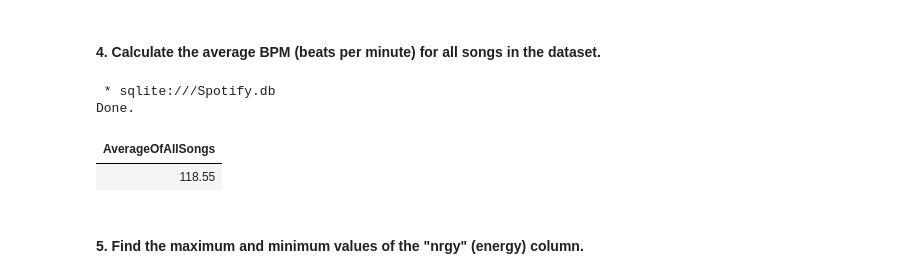
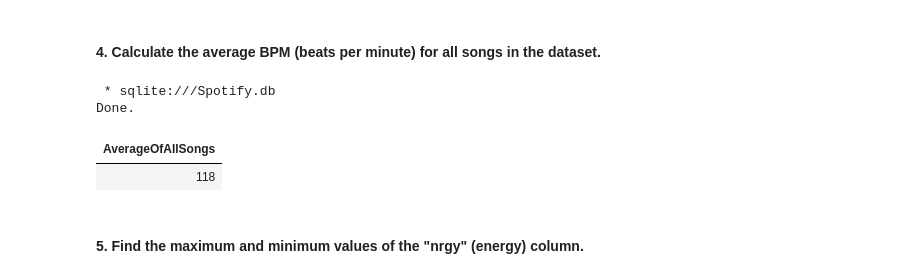
Before and after one commit to AneleMaphalala/NBA-Database-Analysis, a Jupyter notebook: spotify_analysis.ipynb, the cells around one changed output. Cells and saved outputs as stored; diff of their text form; code cells hidden in the pictures.

```diff
--- a/spotify_analysis.ipynb
+++ b/spotify_analysis.ipynb
@@ -158,13 +162,13 @@ Done.
 # %%
 %%sql
 
-SELECT ROUND(AVG(bpm),2) as AverageOfAllSongs
+SELECT SUM(bpm)/COUNT(bpm) as AverageOfAllSongs
 FROM spotify
 # %% [output]
  * sqlite:///Spotify.db
 Done.
 | AverageOfAllSongs |
-| 118.55 |
+| 118 |
 # %% [markdown]
 #### 5. Find the maximum and minimum values of the "nrgy" (energy) column.
 # %%
```
Also changed, not shown: parts of 14 cells of this notebook, 1 other file.
